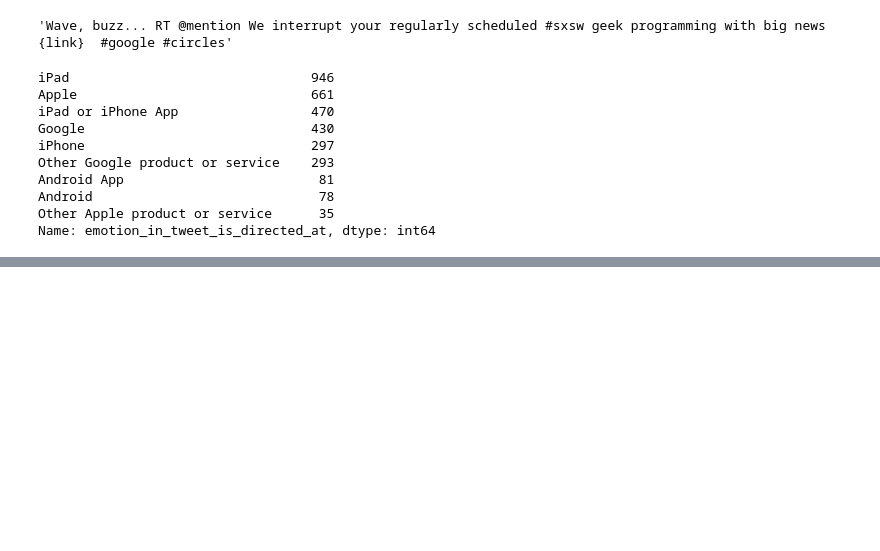
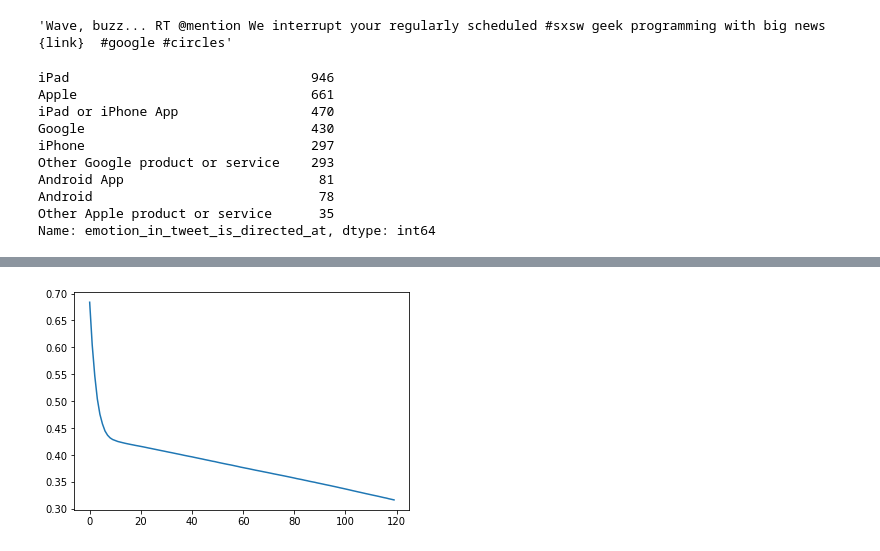
Before and after one commit to MattLeRoi/nlp_product_sentiment_project, a Jupyter notebook: index.ipynb, the cells around one changed output, grey strips where cells are left out. Cells and saved outputs as stored; diff of their text form; code cells hidden in the pictures; blank space fills up the shorter version.

Commit message:
baseline model and adding notes

```diff
--- a/index.ipynb
+++ b/index.ipynb
@@ -80,0 +227,21 @@ Name: is_there_an_emotion_directed_at_a_brand_or_product, dtype: int64
+# %%
+X_train_full, X_test, y_train_full, y_test = train_test_split(one_hot_results,pos_neg_sentiment_onehot, test_size=0.2, random_state=42)
+X_train, X_val, y_train, y_val = train_test_split(one_hot_results,pos_neg_sentiment_onehot, test_size=0.2, random_state=42)
+# %%
+# Initialize a sequential model
+model = models.Sequential()
+
+# Two layers with relu activation
+model.add(layers.Dense(50, activation='relu', input_shape=(2000,)))
+model.add(layers.Dense(25, activation='relu'))
+
+# One layer with softmax activation
+model.add(layers.Dense(2, activation='softmax'))
+# %%
+model.compile(optimizer='SGD',loss='categorical_crossentropy', metrics=['accuracy'])
+# %%
+history = model.fit(X_train,
+                    y_train,
+                    epochs=120,
+                    batch_size=256,
+                    validation_data=(X_val, y_val))
@@ -80,0 +266,5 @@ Name: is_there_an_emotion_directed_at_a_brand_or_product, dtype: int64
+# %%
+# Plot the loss vs the number of epoch
+plt.plot(history.history['loss']);
+# %% [output]
+[figure, added]
```
Also changed, not shown: parts of 19 cells of this notebook.
